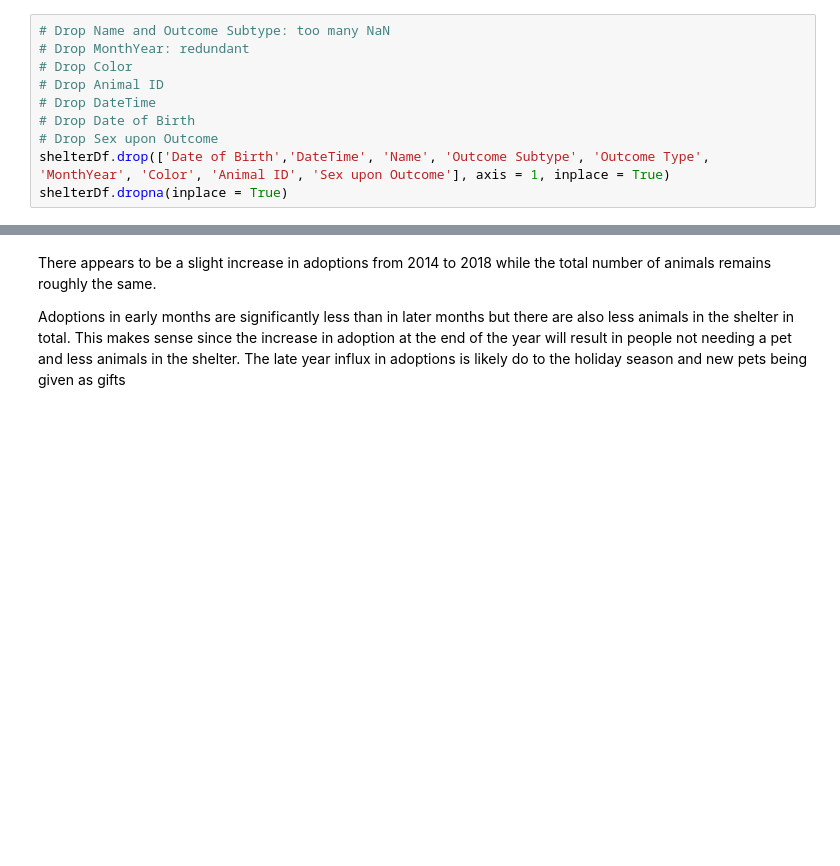
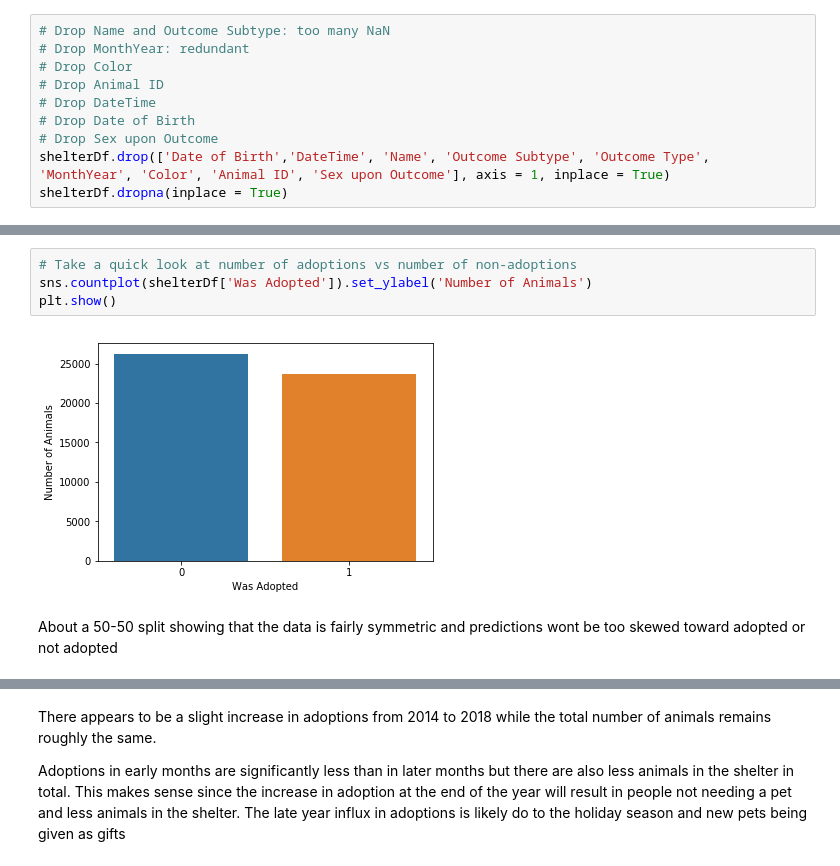
Before and after one commit to Matthew-Murman/AUSTIN-ANIMAL-SHELTER-ADOPTION-, a Jupyter notebook: AustinAnimalShelterAnalysis.ipynb, the cells around one changed output, grey strips where cells are left out. Drawn from its saved outputs; the diff is of its cells as text; blank space fills up the shorter version.

```diff
--- a/AustinAnimalShelterAnalysis.ipynb
+++ b/AustinAnimalShelterAnalysis.ipynb
@@ -123,3 +276,11 @@ shelterDf.info()
+# %%
+# Take a quick look at number of adoptions vs number of non-adoptions
+sns.countplot(shelterDf['Was Adopted']).set_ylabel('Number of Animals')
+plt.show()
+# %% [output]
+[figure, added]
+# %% [markdown]
+About a 50-50 split showing that the data is fairly symmetric and predictions wont be too skewed toward adopted or not adopted
 # %%
 # Graphs of adoptions per year and per month
 fig, axes = plt.subplots(figsize = (15,10), ncols =2, nrows = 2)
```
Also changed, not shown: parts of 39 cells of this notebook.
